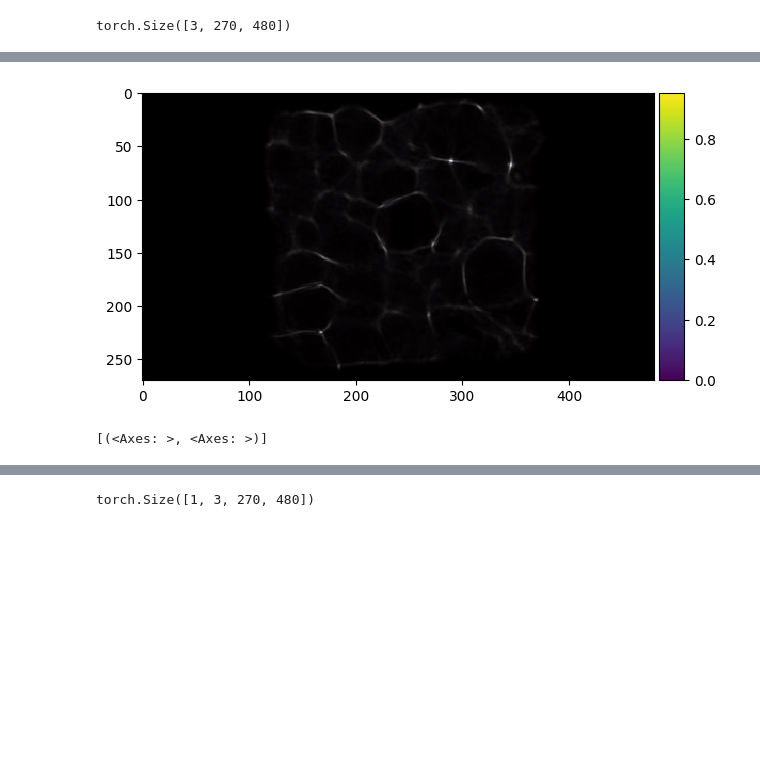
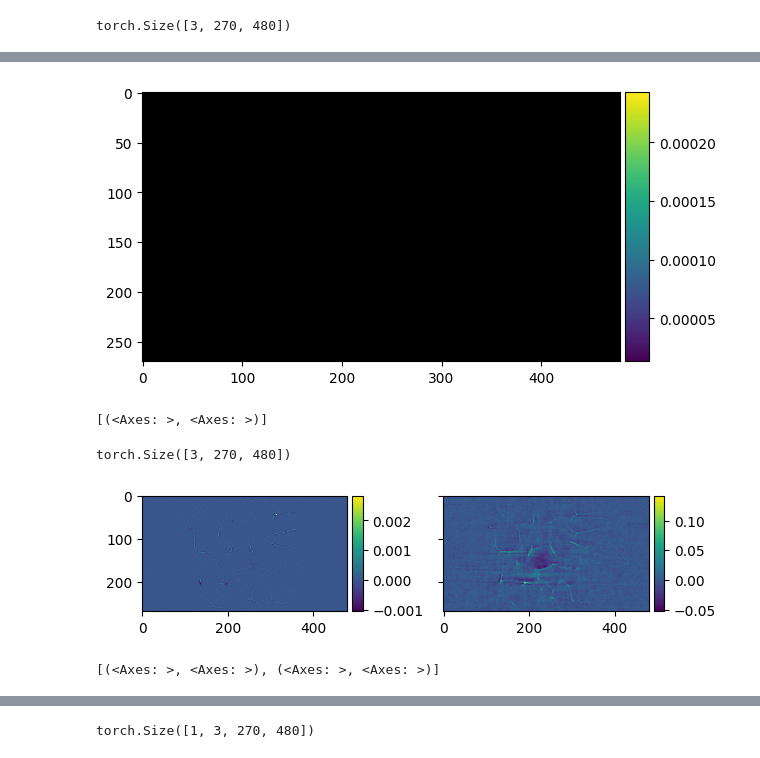
Before and after one commit to gevana/PhoCoLens, a Jupyter notebook: SVDeconv/test_weiner.ipynb, the cells around one changed output, grey strips where cells are left out. Saved outputs shown, nothing was run; the diff lists cells and outputs as text; code cells hidden in the pictures; blank space fills up the shorter version.

```diff
--- a/SVDeconv/test_weiner.ipynb
+++ b/SVDeconv/test_weiner.ipynb
@@ -65 +64,8 @@ FFTLayer_diff()
+# %%
+if False:
+    FFT_tr = FFTLayer_diff(args)
+    model_fft_folder = 'diffusercam/fft-diffusercam/20260428-124338'
+    model_fft_path = f'/home/nadav/dev/PhoColens_Runs/SVDeconv/runs/{model_fft_folder}/ckpts/FFT_latest.pth'
+    fft_ckpt = torch.load(model_fft_path, map_location=torch.device("cpu"))
+    load_state_dict(FFT_tr, fft_ckpt["state_dict"])
 # %%
@@ -69,5 +100,15 @@ torch.Size([3, 270, 480])
+# %%
+myim(np.abs(npy_im-tiff_im),colorbar=True)
+# %% [output]
+[figure, added]
+[(<Axes: >, <Axes: >)]
+# %%
+FFT.wiener_crop.shape
+# %% [output]
+torch.Size([3, 270, 480])
 # %%
-myim(FFT.psf,colorbar=True,torch2np=True)
+myim(FFT.wiener_crop.detach()[:1],FFT_tr.wiener_crop.detach()[:1],
+colorbar=True,torch2np=True,)#global_range=[-0.01,0.01])
 # %% [output]
-[figure, old version]
+[figure, new version]
-[(<Axes: >, <Axes: >)]
+[(<Axes: >, <Axes: >), (<Axes: >, <Axes: >)]
```
Also changed, not shown: parts of 24 cells of this notebook, 3 other files.
